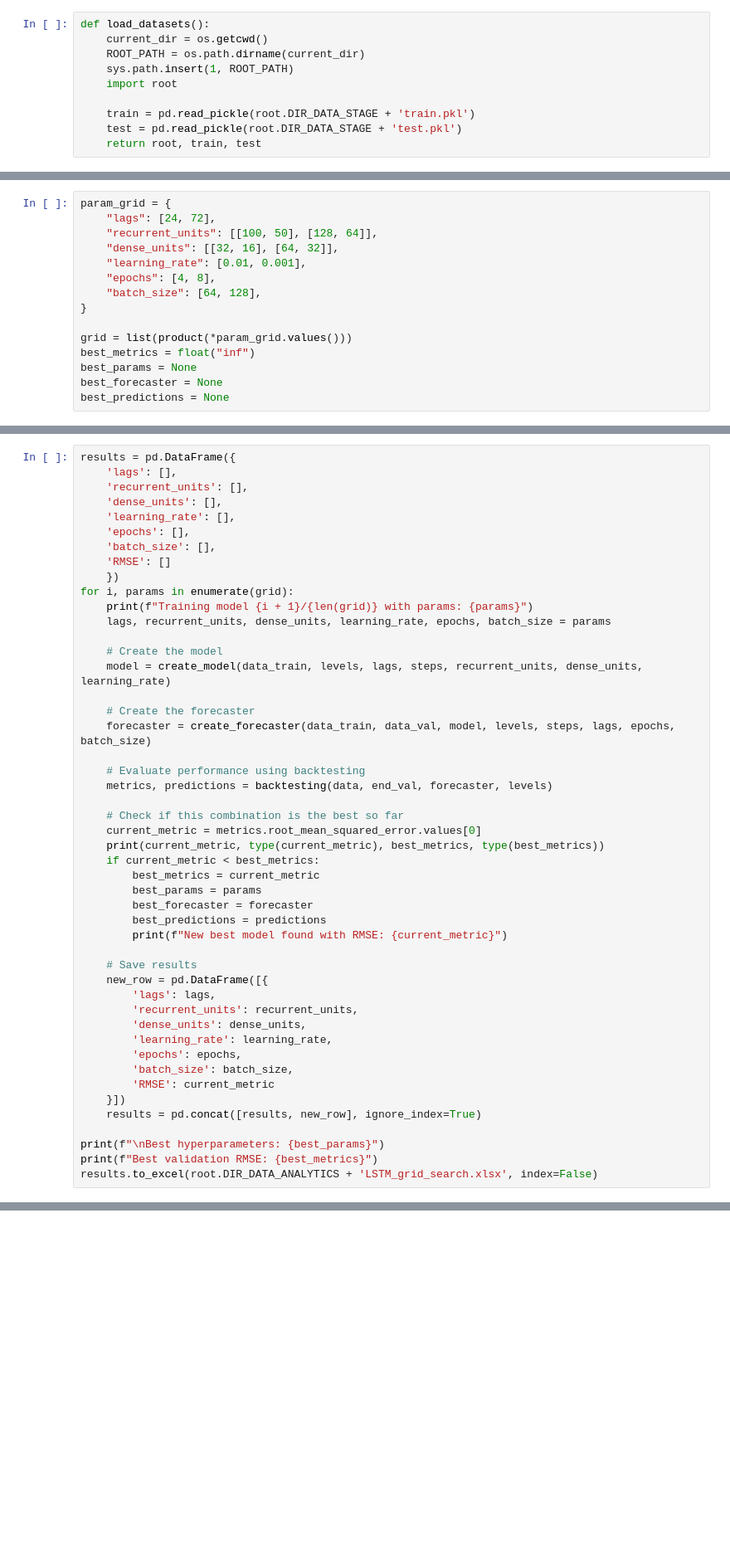
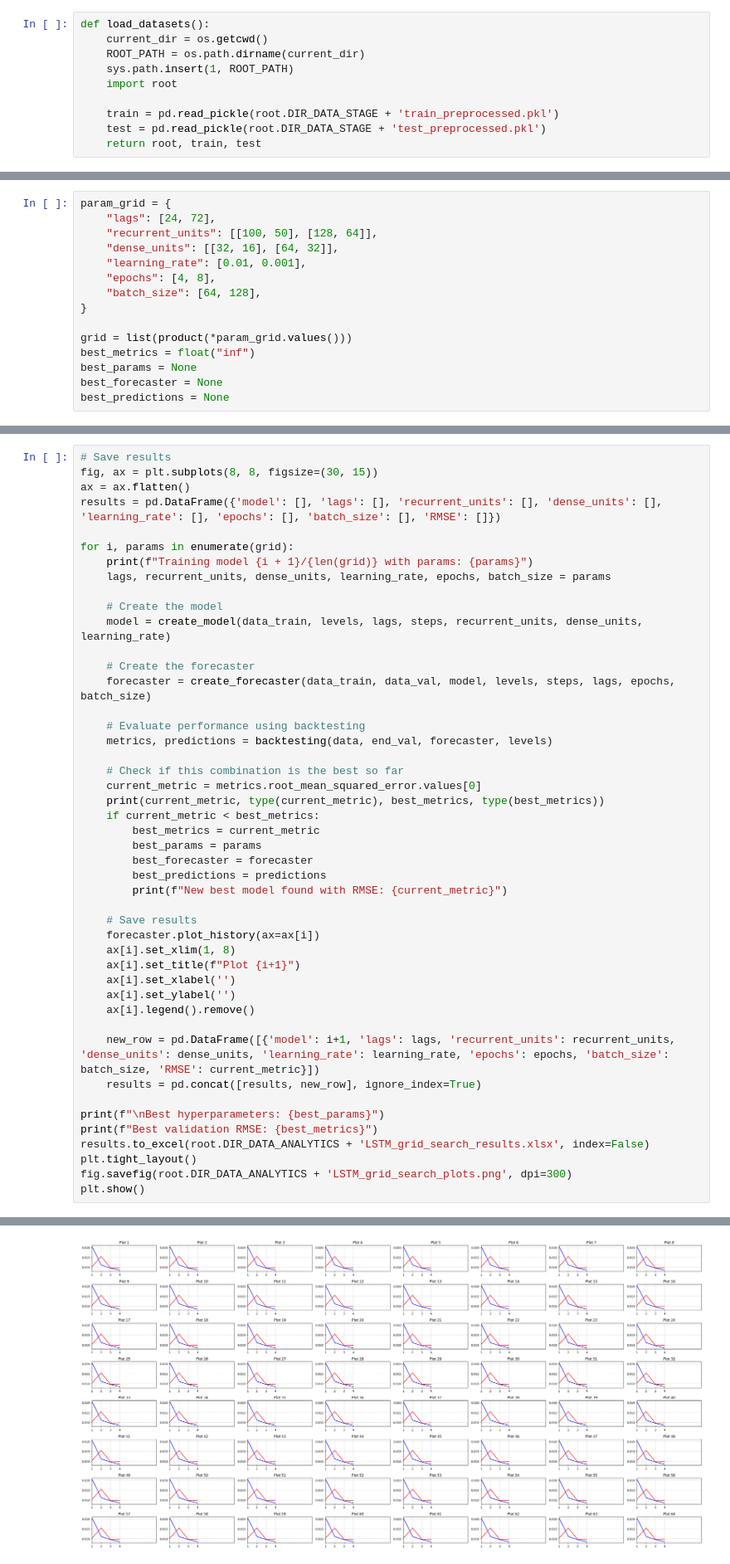
Before and after one commit to josemgoji/Proyecto-integrador-2, a Jupyter notebook: datalab/LSTM grid search.ipynb, the cells around one changed output, grey strips where cells are left out. Shown: that part at 83% size. Drawn from its saved outputs; the diff is of its cells as text; blank space fills up the shorter version.

Commit message:
:hammer: Added plots to LSTM results

```diff
--- a/datalab/LSTM grid search.ipynb
+++ b/datalab/LSTM grid search.ipynb
@@ -46,8 +57,8 @@ def load_datasets():
     sys.path.insert(1, ROOT_PATH)
     import root
 
-    train = pd.read_pickle(root.DIR_DATA_STAGE + 'train.pkl')
-    test = pd.read_pickle(root.DIR_DATA_STAGE + 'test.pkl')
+    train = pd.read_pickle(root.DIR_DATA_STAGE + 'train_preprocessed.pkl')
+    test = pd.read_pickle(root.DIR_DATA_STAGE + 'test_preprocessed.pkl')
     return root, train, test
 # %%
 def create_model(data_train, levels, lags, steps, recurrent_units, dense_units, learning_rate):
@@ -129,13 +140,9 @@ best_predictions = None
 # %%
-results = pd.DataFrame({
-    'lags': [],
-    'recurrent_units': [],
-    'dense_units': [],
-    'learning_rate': [],
-    'epochs': [],
-    'batch_size': [],
-    'RMSE': []
-    })
+# Save results
+fig, ax = plt.subplots(8, 8, figsize=(30, 15))
+ax = ax.flatten()
+results = pd.DataFrame({'model': [], 'lags': [], 'recurrent_units': [], 'dense_units': [], 'learning_rate': [], 'epochs': [], 'batch_size': [], 'RMSE': []})
+
 for i, params in enumerate(grid):
     print(f"Training model {i + 1}/{len(grid)} with params: {params}")
     lags, recurrent_units, dense_units, learning_rate, epochs, batch_size = params
@@ -160,19 +167,21 @@ for i, params in enumerate(grid):
         print(f"New best model found with RMSE: {current_metric}")
 
     # Save results
-    new_row = pd.DataFrame([{
-        'lags': lags,
-        'recurrent_units': recurrent_units,
-        'dense_units': dense_units,
-        'learning_rate': learning_rate,
-        'epochs': epochs,
-        'batch_size': batch_size,
-        'RMSE': current_metric
-    }])
+    forecaster.plot_history(ax=ax[i])
+    ax[i].set_xlim(1, 8)
+    ax[i].set_title(f"Plot {i+1}")
+    ax[i].set_xlabel('')
+    ax[i].set_ylabel('')
+    ax[i].legend().remove()
+
+    new_row = pd.DataFrame([{'model': i+1, 'lags': lags, 'recurrent_units': recurrent_units, 'dense_units': dense_units, 'learning_rate': learning_rate, 'epochs': epochs, 'batch_size': batch_size, 'RMSE': current_metric}])
     results = pd.concat([results, new_row], ignore_index=True)
 
 print(f"\nBest hyperparameters: {best_params}")
 print(f"Best validation RMSE: {best_metrics}")
-results.to_excel(root.DIR_DATA_ANALYTICS + 'LSTM_grid_search.xlsx', index=False)
+results.to_excel(root.DIR_DATA_ANALYTICS + 'LSTM_grid_search_results.xlsx', index=False)
+plt.tight_layout()
+fig.savefig(root.DIR_DATA_ANALYTICS + 'LSTM_grid_search_plots.png', dpi=300)
+plt.show()
 # %% [output]
 Training model 1/64 with params: (24, [100, 50], [32, 16], 0.01, 4, 64)
@@ -385,0 +204 @@ Epoch 8/8
+[figure, added]
```
Also changed, not shown: parts of 5 cells of this notebook, 1 other file.
